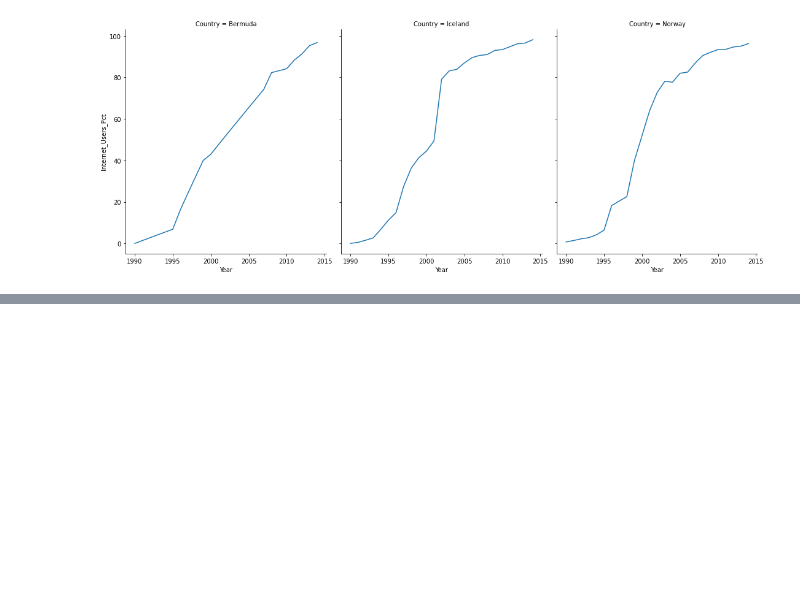
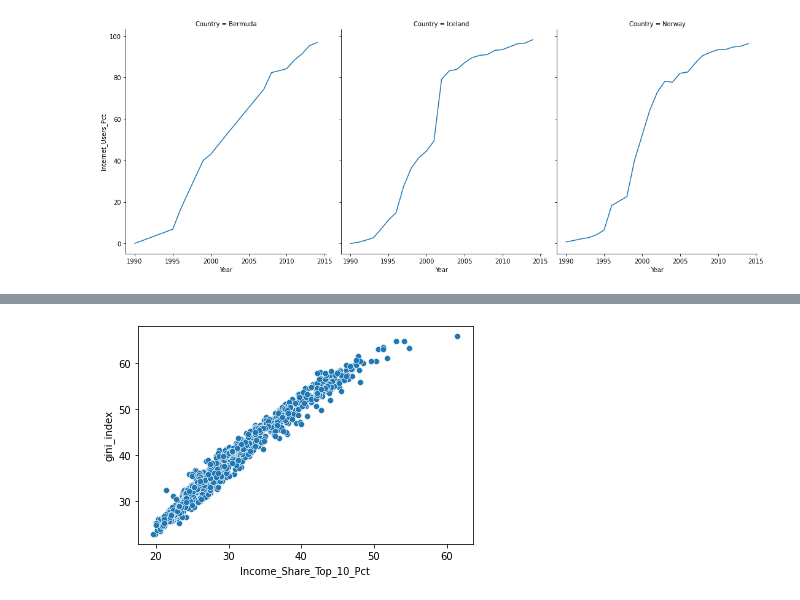
Before and after one commit to nss-data-science-cohort-5/un_exploration-Corbec, a Jupyter notebook: notebooks/UN_Data_Exploration.ipynb, the cells around one changed output, grey strips where cells are left out. Saved outputs shown, nothing was run; the diff lists cells and outputs as text; code cells hidden in the pictures; blank space fills up the shorter version.

```diff
--- a/notebooks/UN_Data_Exploration.ipynb
+++ b/notebooks/UN_Data_Exploration.ipynb
@@ -870,0 +779,5 @@ internet_names.difference(gdp_names)
+# %%
+gini = pd.read_csv('../data/gini_index.csv',
+                  nrows = 1744)
+
+gini.tail()
@@ -870,0 +791,13 @@ internet_names.difference(gdp_names)
+# %%
+gini = gini.drop('Value Footnotes',
+                 axis = 1).rename(columns = {'Country or Area': 'Country',
+                                             'Value': 'gini_index'})
+# %%
+gdp_int_and_income_gini = gdp_int_and_income.merge(gini,
+                                                  on = ['Country', 'Year'])
+# %%
+sns.scatterplot(data = gdp_int_and_income_gini,
+               x = 'Income_Share_Top_10_Pct',
+               y = 'gini_index');
+# %% [output]
+[figure, added]
```
Also changed, not shown: parts of 97 cells of this notebook, 1 other file.
